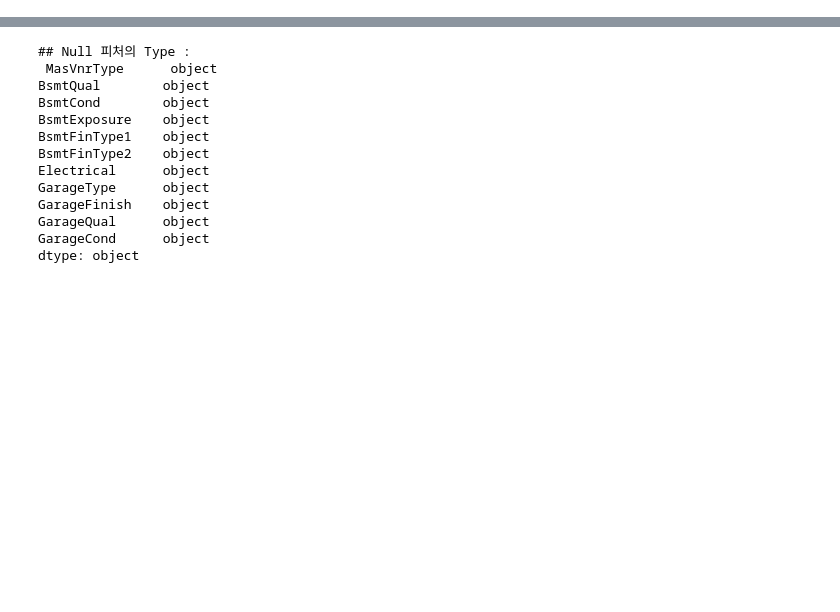
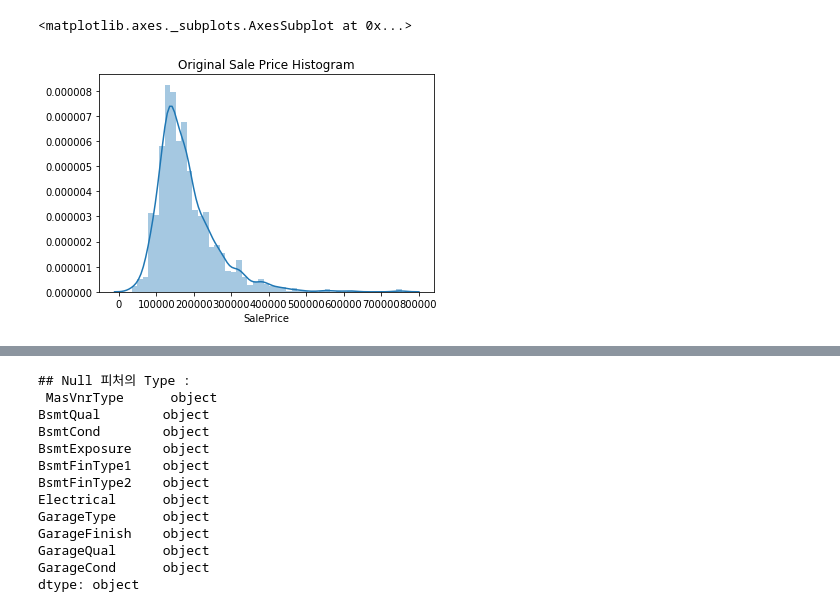
Before and after one commit to sohyuniii/Machine-learning, a Jupyter notebook: 5장_Regression/House Price.ipynb, the cells around one changed output, grey strips where cells are left out. Cells and saved outputs as stored; diff of their text form; code cells hidden in the pictures; blank space fills up the shorter version.

```diff
--- a/5장_Regression/House Price.ipynb
+++ b/5장_Regression/House Price.ipynb
@@ -3,16 +3,13 @@
 # %%
+import warnings
+warnings.filterwarnings('ignore')
 import pandas as pd
 import numpy as np
 import seaborn as sns
 import matplotlib.pyplot as plt
-import warnings
-warnings.filterwarnings('ignore')
+%matplotlib inline
 
-house_org = pd.read_csv('house_price.csv')
-house_df = house_org.copy()
-print('dataset shape :',house_df.shape)
-print('\n전체 피처의 타입\n',house_df.dtypes.value_counts())
-na = house_df.isna().sum()
-print('\n피처별 Na 갯수\n',na[na>0])
+house_df_org = pd.read_csv('house_price.csv')
+house_df = house_df_org.copy()
 house_df.head(3)
 # %% [output]
@@ -50,0 +44,6 @@ sns.distplot(np.log1p(house_df['SalePrice']))
+# %%
+plt.title('Original Sale Price Histogram')
+sns.distplot(house_df['SalePrice'])
+# %% [output]
+<matplotlib.axes._subplots.AxesSubplot at 0x...>
+[figure, added]
```
Also changed, not shown: parts of 38 cells of this notebook.
